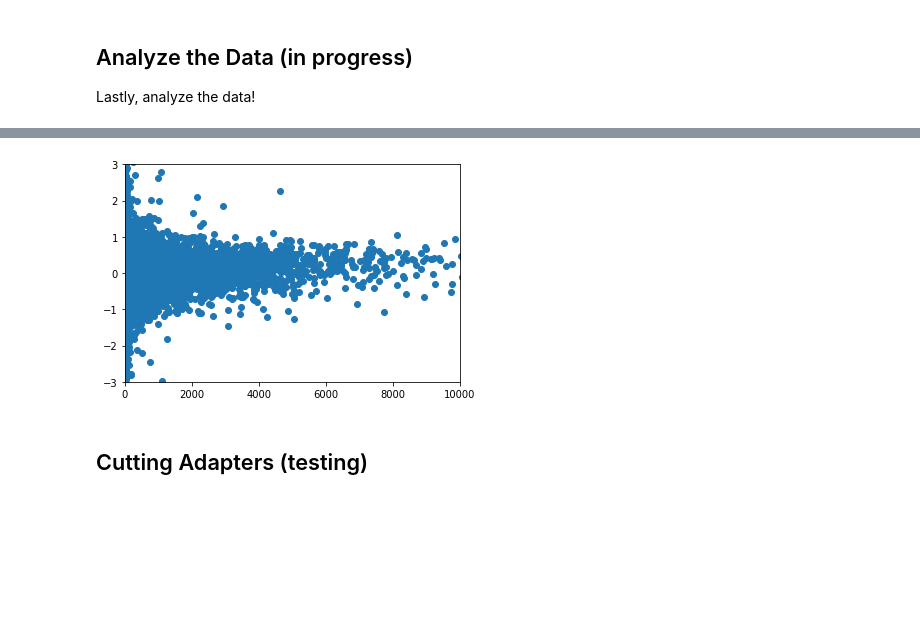
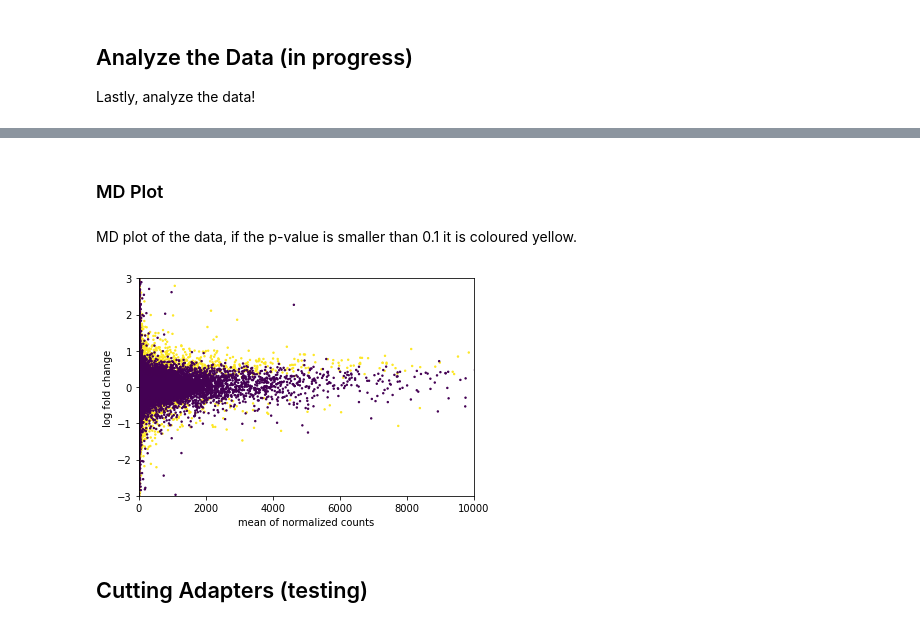
Before and after one commit to Mees-Molenaar/NGS_Alzheimer_Project, a Jupyter notebook: NGS_pipeline.ipynb, the cells around one changed output, grey strips where cells are left out. Saved outputs shown, nothing was run; the diff lists cells and outputs as text; code cells hidden in the pictures; blank space fills up the shorter version.

```diff
--- a/NGS_pipeline.ipynb
+++ b/NGS_pipeline.ipynb
@@ -285,15 +315,22 @@ MD Plot
+# %% [markdown]
+### MD Plot
 # %%
-def MD_plot(mean, foldChange, y_lim, x_lim):
-
-    plt.scatter(mean, foldChange)
+def MD_plot(mean, foldChange, y_lim, x_lim, p_val=p_val):
+    c = [x < 0.1 for x in p_val]
+    plt.scatter(mean, foldChange,s=2, c=c)
     plt.ylim(y_lim)
     plt.xlim(x_lim)
+    plt.ylabel('log fold change')
+    plt.xlabel('mean of normalized counts')
+# %% [markdown]
+MD plot of the data, if the p-value is smaller than 0.1 it is coloured yellow.
 # %%
 mean = df['baseMean'].to_numpy()
 foldChange = df['log2FoldChange'].to_numpy()
-MD_plot(mean, foldChange, (-3,3), (0, 10000))
+p_val = df['pvalue'].to_numpy()
+MD_plot(mean, foldChange, (-3,3), (0, 10000), p_val=p_val)
 # %% [output]
-[figure, old version]
+[figure, new version]
 # %% [markdown]
 ## Cutting Adapters (testing)
 # %%
```
Also changed, not shown: parts of 10 cells of this notebook, 2 other files.
